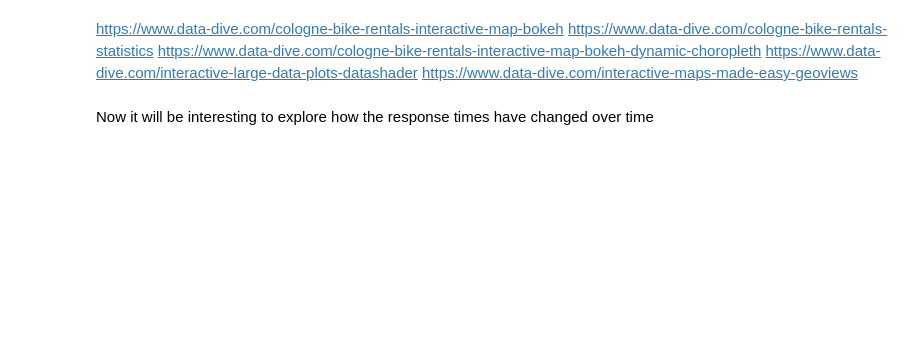
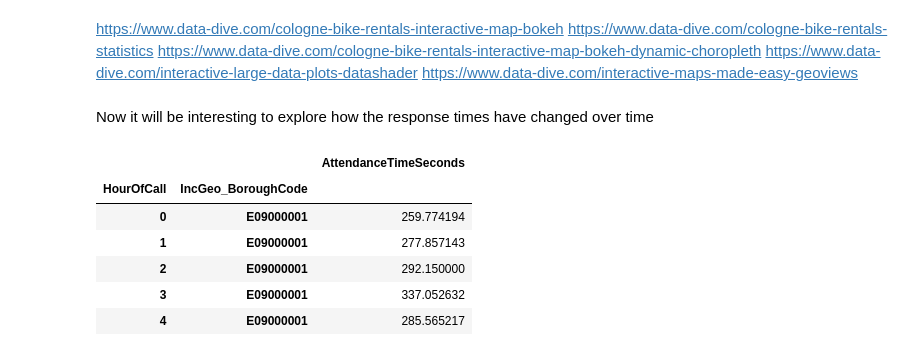
Before and after one commit to hlynurarni/Social-Data-Analysis-Final, a Jupyter notebook: Kristin_WIP.ipynb, the cells around one changed output. Cells and saved outputs as stored; diff of their text form; code cells hidden in the pictures; blank space fills up the shorter version.

```diff
--- a/Kristin_WIP.ipynb
+++ b/Kristin_WIP.ipynb
@@ -461,3 +460,16 @@ https://www.data-dive.com/interactive-large-data-plots-datashader
 https://www.data-dive.com/interactive-maps-made-easy-geoviews
 # %% [markdown]
 Now it will be interesting to explore how the response times have changed over time
+# %%
+# Prepare the data we want displayed in each borough_code and hour - VERY IMPORTANT THAT THE ORDERING IS THE SAME as with shapefiles
+test_data2 = df.groupby(['IncGeo_BoroughCode', 'HourOfCall']).mean().reset_index()
+test_data2 = test_data2[['IncGeo_BoroughCode', 'HourOfCall', 'AttendanceTimeSeconds']].set_index(['HourOfCall', 'IncGeo_BoroughCode'])
+test_data2.head()
+# %% [output]
+|  |  | AttendanceTimeSeconds |
+| HourOfCall | IncGeo_BoroughCode |  |
+| 0 | E09000001 | 259.774194 |
+| 1 | E09000001 | 277.857143 |
+| 2 | E09000001 | 292.150000 |
+| 3 | E09000001 | 337.052632 |
+| 4 | E09000001 | 285.565217 |
```
Also changed, not shown: parts of 15 cells of this notebook, 2 other files.
